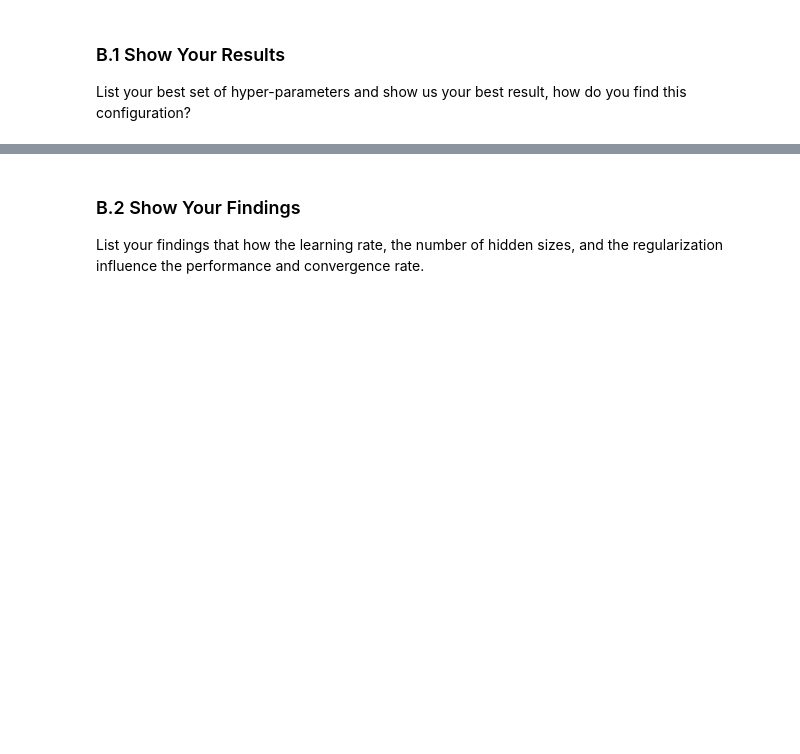
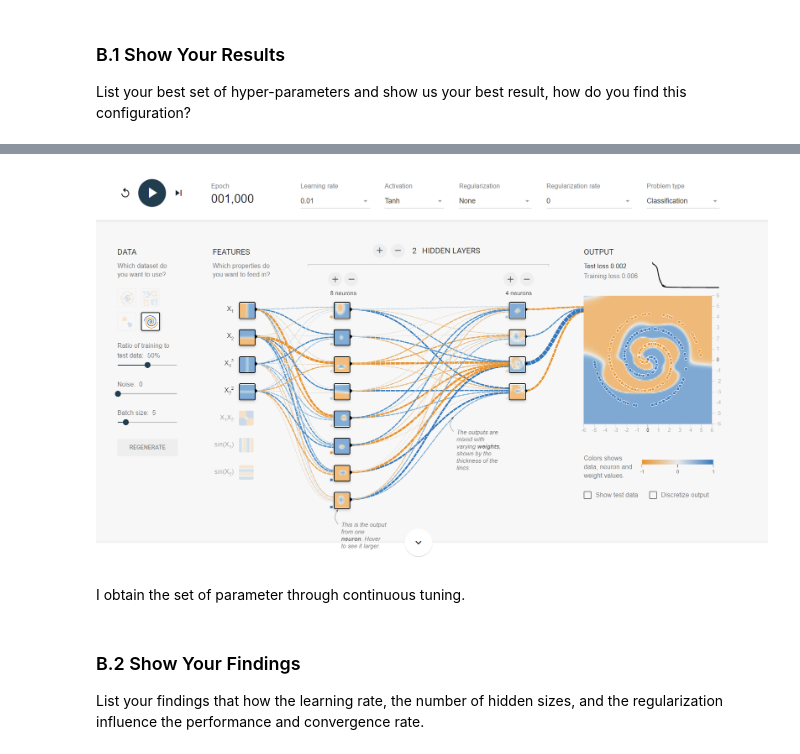
Before and after one commit to Jackie-foa/Deep-Learning-Coding-Project, a Jupyter notebook: Coding Project 1/backpropogation.ipynb, the cells around one changed output, grey strips where cells are left out. Saved outputs shown, nothing was run; the diff lists cells and outputs as text; code cells hidden in the pictures; blank space fills up the shorter version.

```diff
--- a/Coding Project 1/backpropogation.ipynb
+++ b/Coding Project 1/backpropogation.ipynb
@@ -702,3 +806,10 @@ YOUR ANSWER HERE
+# %%
+from IPython.display import Image
+Image(filename = 'Q1_1.png', width = 960, height = 720)
+# %% [output]
+[figure, added]
+# %% [markdown]
+I obtain the set of parameter through continuous tuning.
 # %% [markdown]
 ### B.2 Show Your Findings
 
```
Also changed, not shown: parts of 14 cells of this notebook, 2 other files.
